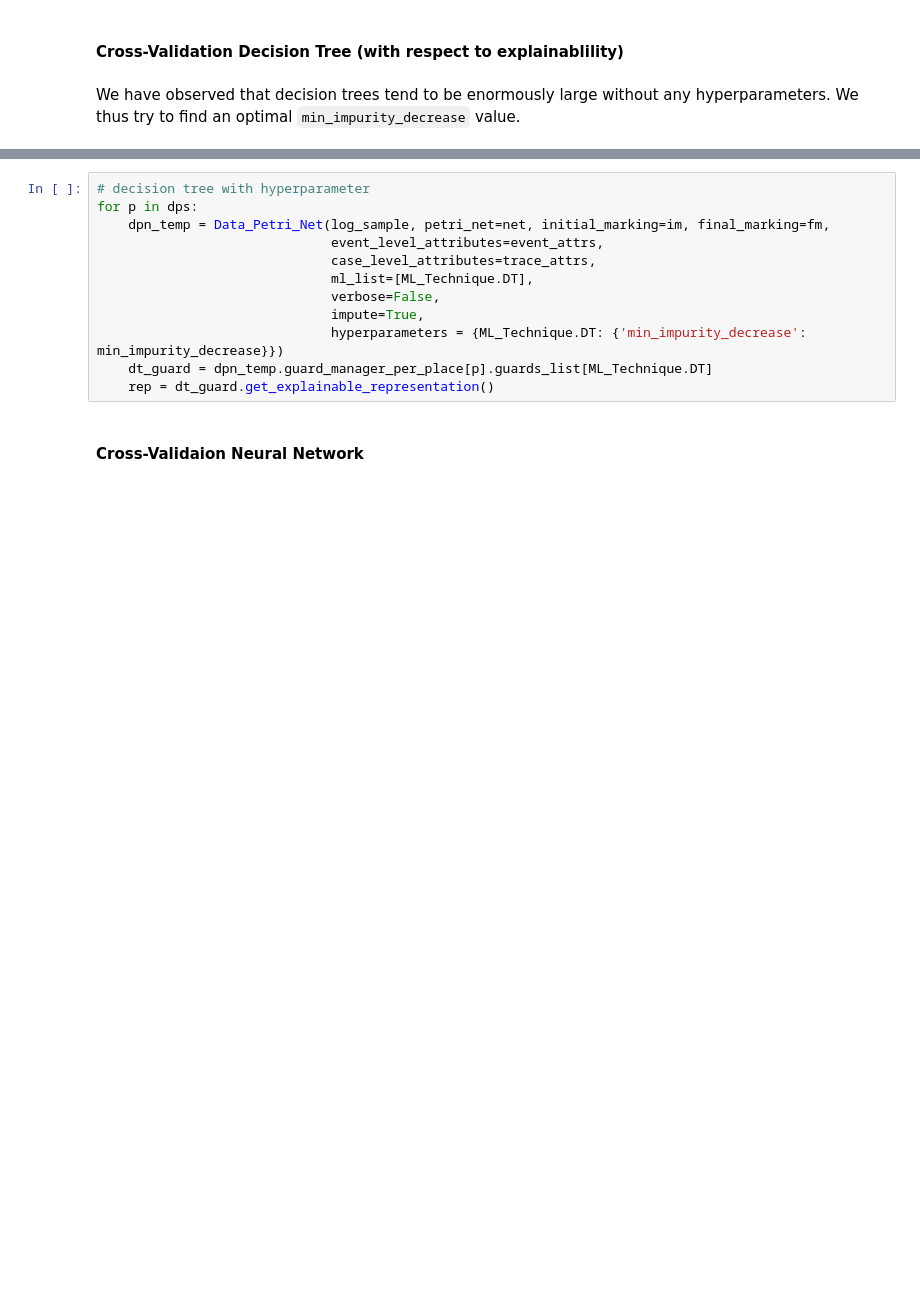
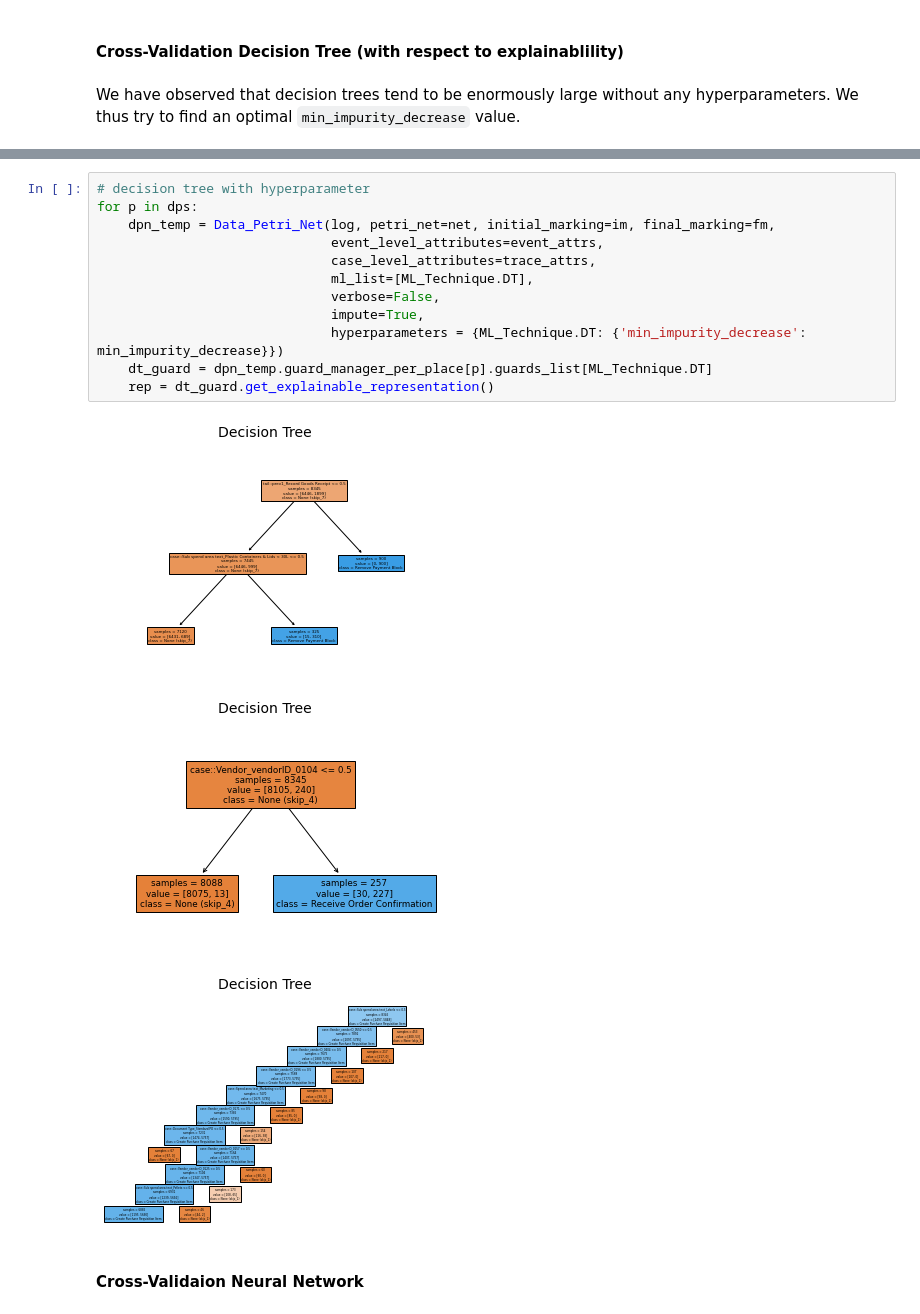
Before and after one commit to aarkue/eXdpn, a Jupyter notebook: quantitative_analysis/analysis_BPI_Challenge_2019_mara.ipynb, the cells around one changed output, grey strips where cells are left out. Drawn from its saved outputs; the diff is of its cells as text; blank space fills up the shorter version.

```diff
--- a/quantitative_analysis/analysis_BPI_Challenge_2019_mara.ipynb
+++ b/quantitative_analysis/analysis_BPI_Challenge_2019_mara.ipynb
@@ -234,15 +269,19 @@ for p in dps:
 # %%
 # decision tree with hyperparameter
 for p in dps:
-    dpn_temp = Data_Petri_Net(log_sample, petri_net=net, initial_marking=im, final_marking=fm,
+    dpn_temp = Data_Petri_Net(log, petri_net=net, initial_marking=im, final_marking=fm,
                               event_level_attributes=event_attrs,
                               case_level_attributes=trace_attrs,
                               ml_list=[ML_Technique.DT],
                               verbose=False,
                               impute=True,
                               hyperparameters = {ML_Technique.DT: {'min_impurity_decrease': min_impurity_decrease}})
     dt_guard = dpn_temp.guard_manager_per_place[p].guards_list[ML_Technique.DT]
     rep = dt_guard.get_explainable_representation()
+# %% [output]
+[figure, added]
+[figure, added]
+[figure, added]
 # %% [markdown]
 #### Cross-Validaion Neural Network
 # %%
```
Also changed, not shown: parts of 31 cells of this notebook.
